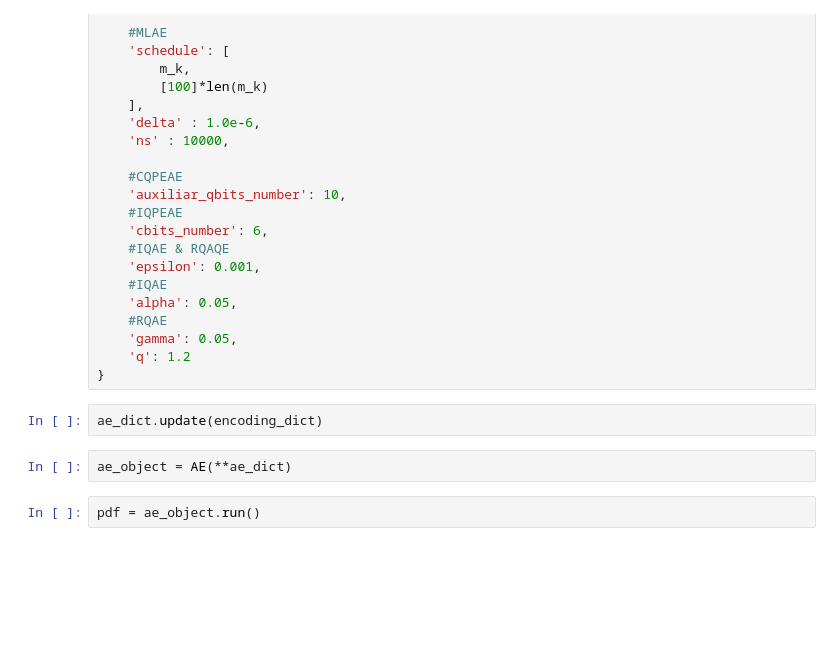
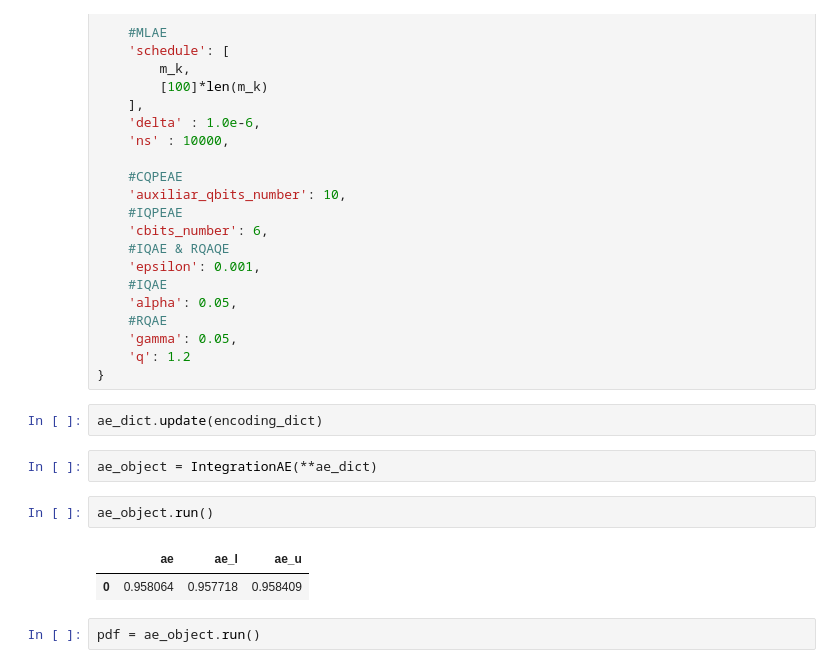
Before and after one commit to NEASQC/FinancialApplications, a Jupyter notebook: benchmark/PaLaSaca.ipynb, the cells around one changed output. Cells and saved outputs as stored; diff of their text form; blank space fills up the shorter version.

```diff
--- a/benchmark/PaLaSaca.ipynb
+++ b/benchmark/PaLaSaca.ipynb
@@ -114,7 +128,12 @@ ae_dict = {
 # %%
 ae_dict.update(encoding_dict)
 # %%
-ae_object = AE(**ae_dict)
+ae_object = IntegrationAE(**ae_dict)
+# %%
+ae_object.run()
+# %% [output]
+|  | ae | ae_l | ae_u |
+| 0 | 0.958064 | 0.957718 | 0.958409 |
 # %%
 pdf = ae_object.run()
 # %%
```
Also changed, not shown: parts of 7 cells of this notebook, 5 other files.
